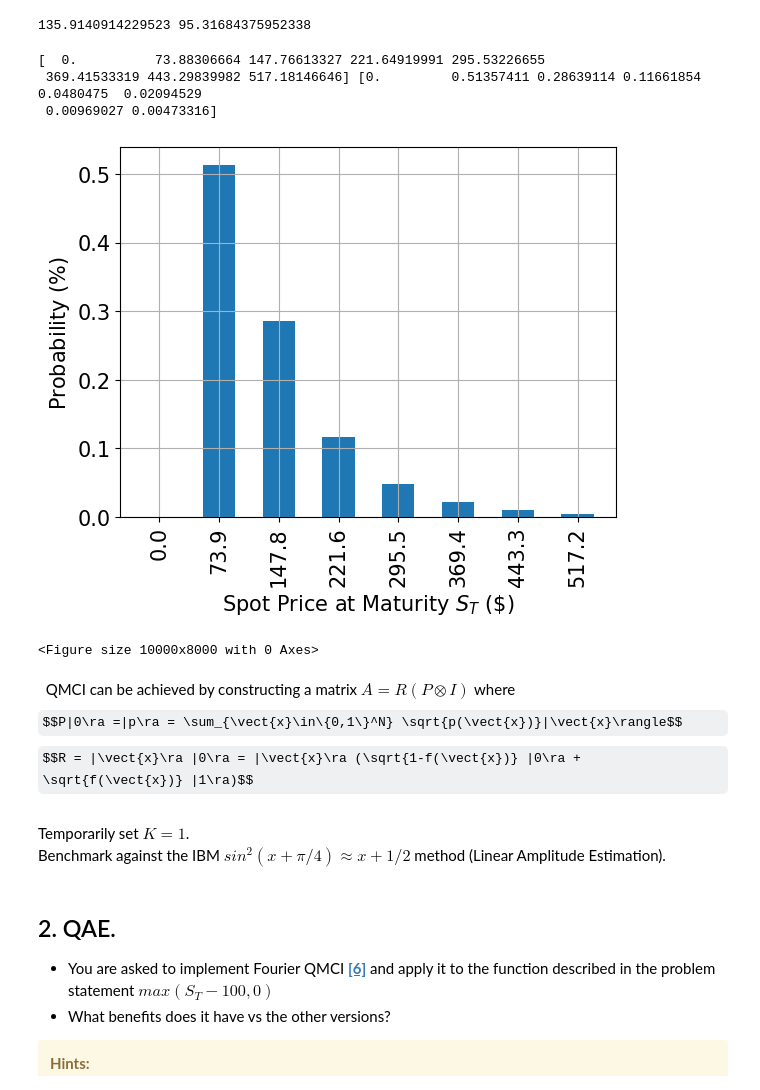
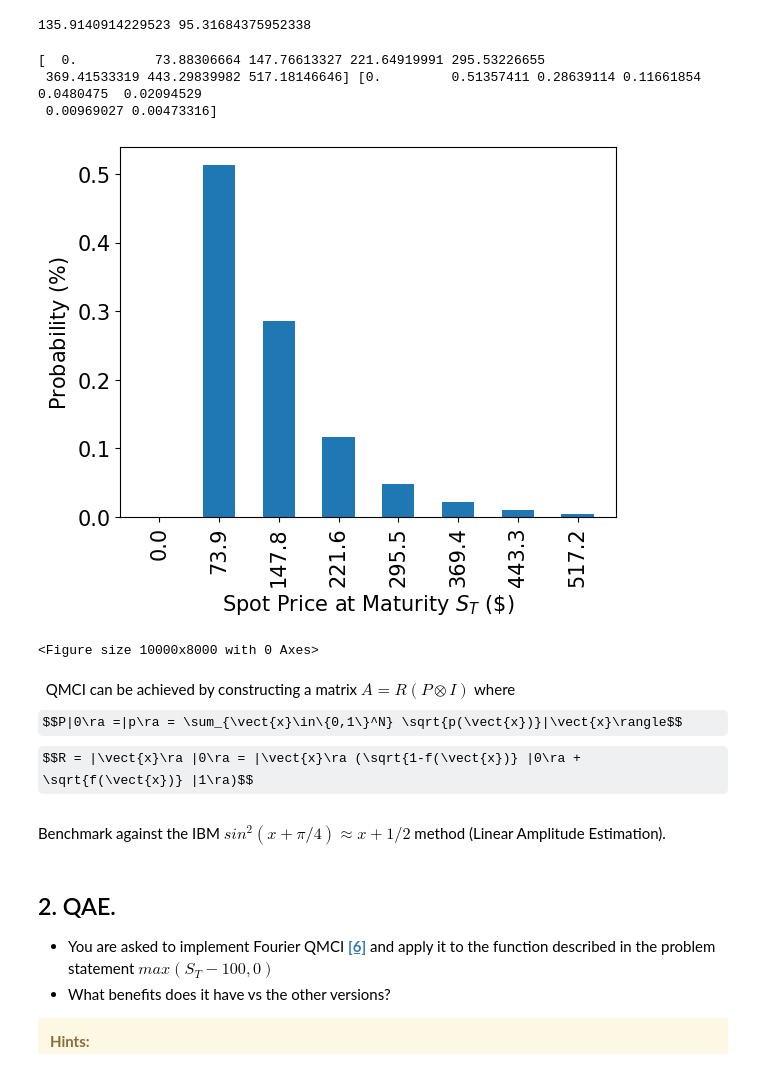
Before and after one commit to gongaa/QuantumEyeMoody, a Jupyter notebook: QECHackMoodys-challenge.ipynb, the cells around one changed output. Cells and saved outputs as stored; diff of their text form; code cells hidden in the pictures; some formulas as TeX source.

```diff
--- a/QECHackMoodys-challenge.ipynb
+++ b/QECHackMoodys-challenge.ipynb
@@ -293,21 +294,21 @@ uncertainty_model = LogNormalDistribution(
 # %%
 # plot probability distribution
 dis_x = uncertainty_model.values # discretized x
 dis_y = uncertainty_model.probabilities # p(x) at these values
 print(dis_x, dis_y)
 plt.bar(dis_x, dis_y, width=40)
 plt.xticks(dis_x, size=15, rotation=90)
 plt.yticks(size=15)
-plt.grid()
+# plt.grid()
 plt.xlabel("Spot Price at Maturity $S_T$ (\$)", size=15)
 plt.ylabel("Probability ($\%$)", size=15)
 plt.figure(figsize=(100,80))
 plt.show()
 # %% [output]
 [  0.          73.88306664 147.76613327 221.64919991 295.53226655
  369.41533319 443.29839982 517.18146646] [0.         0.51357411 0.28639114 0.11661854 0.0480475  0.02094529
  0.00969027 0.00473316]
-[figure, old version]
+[figure, new version]
 <Figure size 10000x8000 with 0 Axes>
 # %% [markdown]
 $\newcommand{\ra}{\rangle}$
@@ -316,7 +317,7 @@ QMCI can be achieved by constructing a matrix $A=R(P\otimes I)$ where\
 $$P|0\ra =|p\ra = \sum_{\vect{x}\in\{0,1\}^N} \sqrt{p(\vect{x})}|\vect{x}\rangle$$
 $$R = |\vect{x}\ra |0\ra = |\vect{x}\ra (\sqrt{1-f(\vect{x})} |0\ra + \sqrt{f(\vect{x})} |1\ra)$$
 # %% [markdown]
-Temporarily set $K=1$.\
+<!-- Temporarily set $K=1$.\ -->
 Benchmark against the IBM $sin^2(x+\pi/4)\approx x+1/2$ method (Linear Amplitude Estimation).
 # %% [markdown]
 
```
Also changed, not shown: parts of 45 cells of this notebook.
